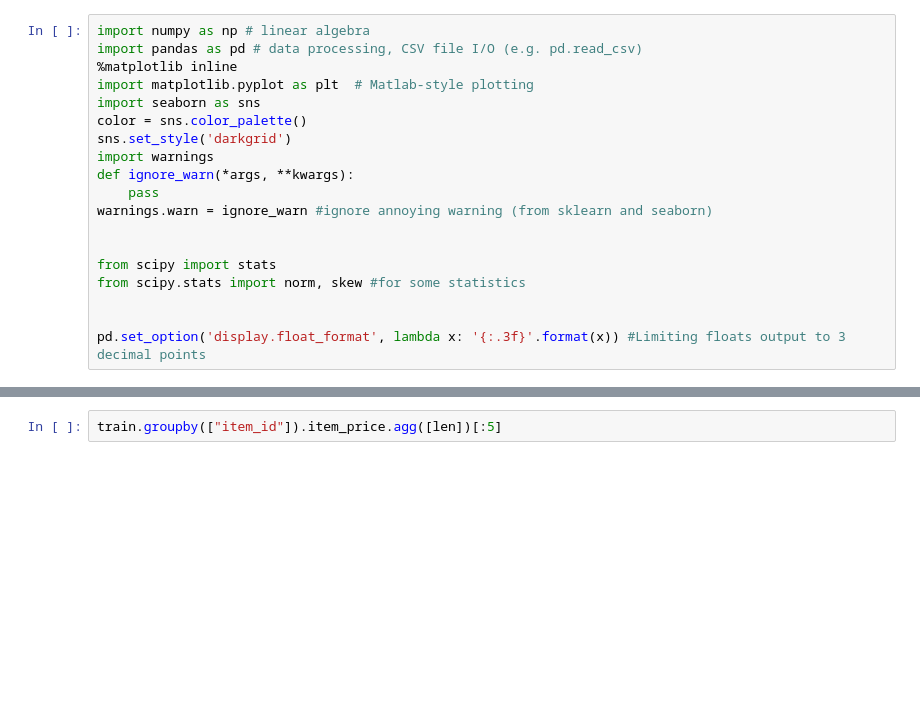
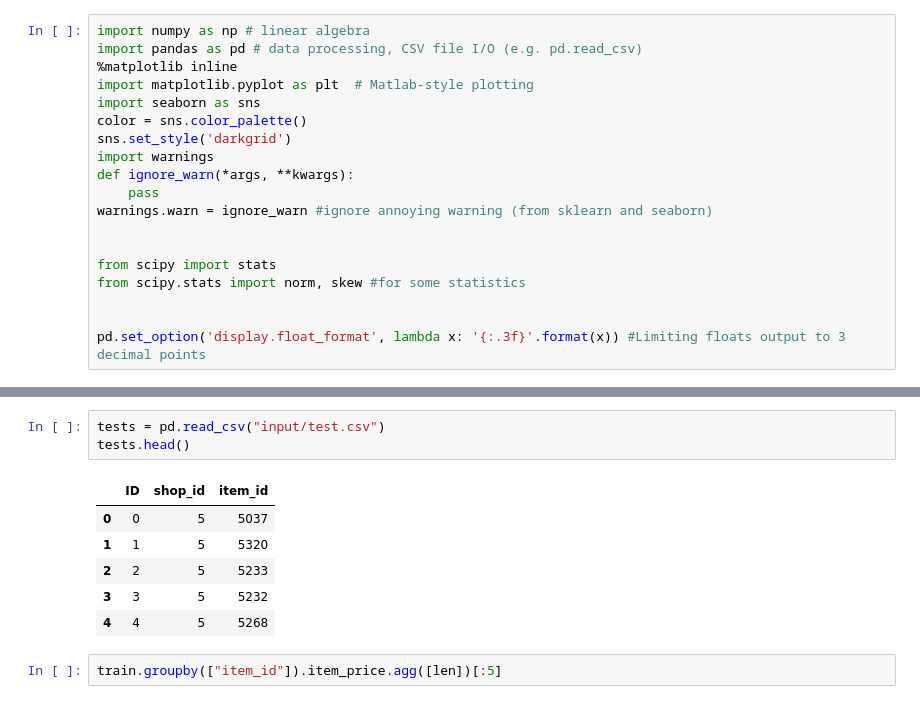
Before and after one commit to curtischong/kaggle, a Jupyter notebook: predicting_future_sales/good_feature_engineering.ipynb, the cells around one changed output, grey strips where cells are left out. Saved outputs shown, nothing was run; the diff lists cells and outputs as text; blank space fills up the shorter version.

```diff
--- a/predicting_future_sales/good_feature_engineering.ipynb
+++ b/predicting_future_sales/good_feature_engineering.ipynb
@@ -27,6 +27,16 @@ train.head()
 | 2 | 05.01.2013 | 0 | 25 | 2552 | 899.000 | -1.000 |
 | 3 | 06.01.2013 | 0 | 25 | 2554 | 1709.050 | 1.000 |
 | 4 | 15.01.2013 | 0 | 25 | 2555 | 1099.000 | 1.000 |
+# %%
+tests = pd.read_csv("input/test.csv")
+tests.head()
+# %% [output]
+|  | ID | shop_id | item_id |
+| 0 | 0 | 5 | 5037 |
+| 1 | 1 | 5 | 5320 |
+| 2 | 2 | 5 | 5233 |
+| 3 | 3 | 5 | 5232 |
+| 4 | 4 | 5 | 5268 |
 # %%
 train.groupby(["item_id"]).item_price.agg([len])[:5]
 # %% [output]
```
Also changed, not shown: parts of 5 cells of this notebook, 43 other files.
